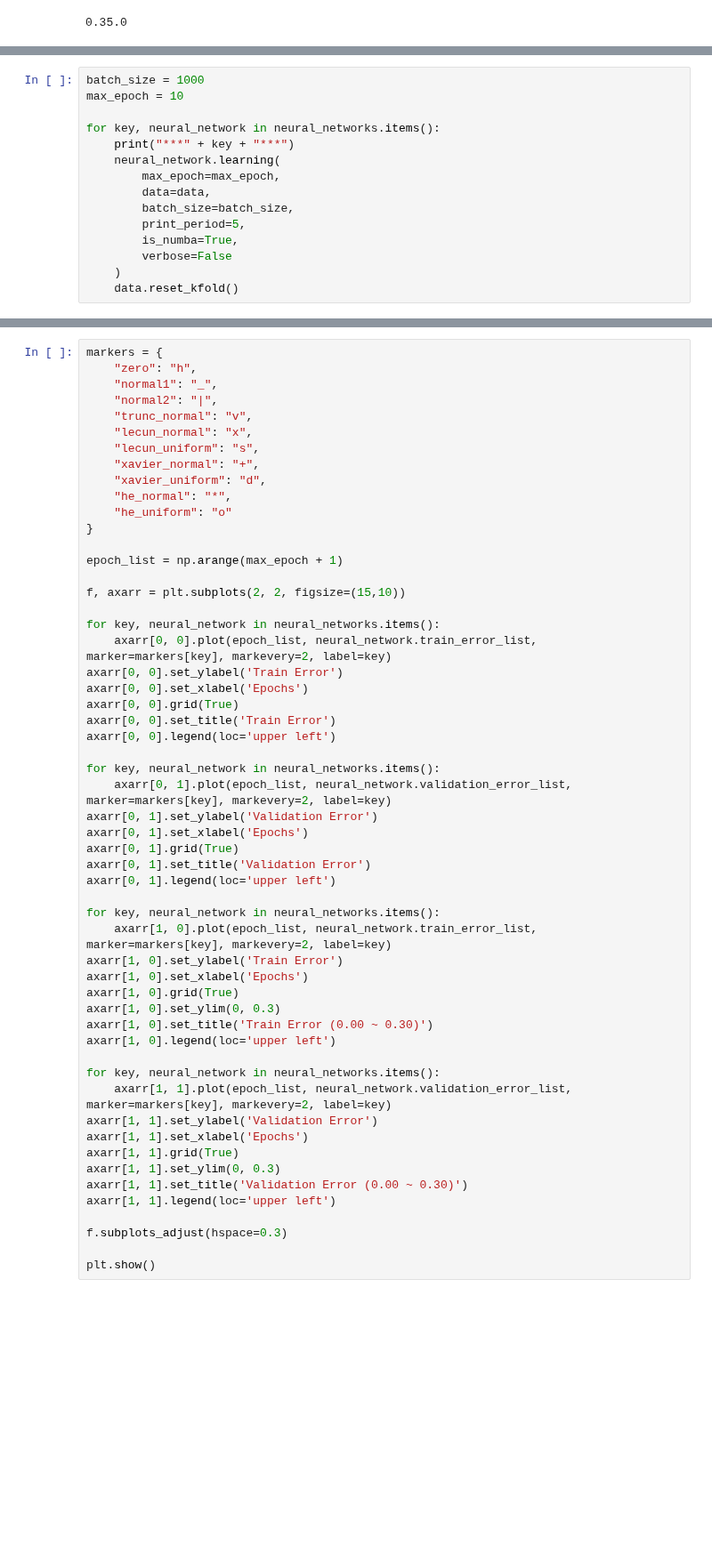
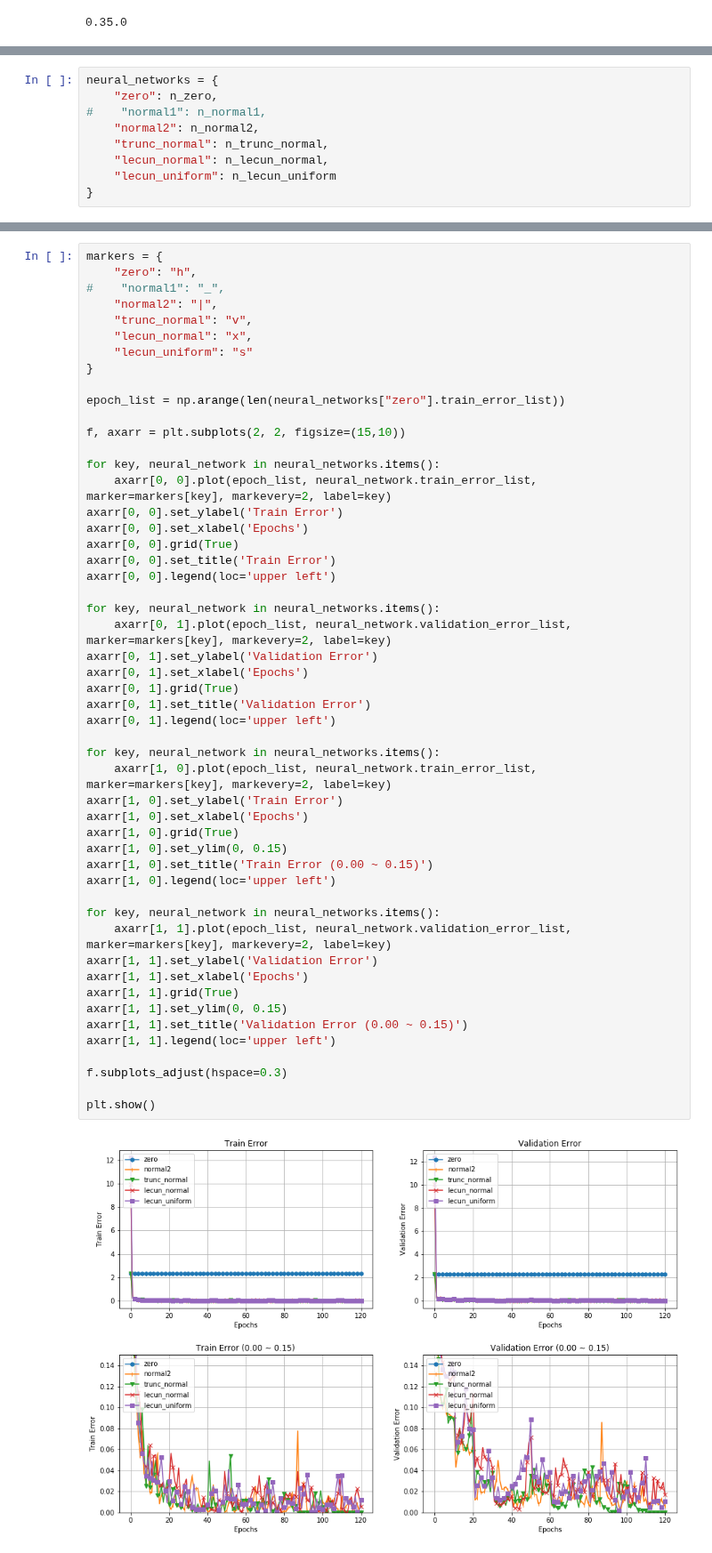
Before and after one commit to linklab/aiclass, a Jupyter notebook: 0.Professor/tensorflux/main/jupyter_notebook/multi_layer_initializers_test.ipynb, the cells around one changed output, grey strips where cells are left out. Shown at 89% size. Saved outputs shown, nothing was run; the diff lists cells and outputs as text; blank space fills up the shorter version.

```diff
--- a/0.Professor/tensorflux/main/jupyter_notebook/multi_layer_initializers_test.ipynb
+++ b/0.Professor/tensorflux/main/jupyter_notebook/multi_layer_initializers_test.ipynb
@@ -176,17 +31,2 @@ Multi Layer Network Model - ID: 17V2HVCE
 data = mnist.MNIST_Data(validation_size=5000, n_splits=12, is_onehot_target=True)
 #data = mnist.Fashion_MNIST_Data(validation_size=5000, n_splits=12, is_onehot_target=True)
-# %%
-batch_size = 1000
-max_epoch = 10
-
-for key, neural_network in neural_networks.items():
-    print("***" + key + "***")
-    neural_network.learning(
-        max_epoch=max_epoch,
-        data=data,
-        batch_size=batch_size,
-        print_period=5,
-        is_numba=True,
-        verbose=False
-    )
-    data.reset_kfold()
@@ -211,3 +254,12 @@ Fold:  0
+# %%
+neural_networks = {
+    "zero": n_zero,
+#    "normal1": n_normal1,
+    "normal2": n_normal2,
+    "trunc_normal": n_trunc_normal,
+    "lecun_normal": n_lecun_normal,
+    "lecun_uniform": n_lecun_uniform
+}
 # %%
 for key, neural_network in neural_networks.items():
     print("{:10s} - Epoch:{:3d}, Min Train Error:{:7.5f}, Min Validation Error:{:7.5f}, Test Accuracy:{:7.5f}".format(
@@ -228,18 +292,14 @@ for key, neural_network in neural_networks.items():
 # %%
 markers = {
     "zero": "h",
-    "normal1": "_",
+#    "normal1": "_",
     "normal2": "|",
     "trunc_normal": "v",
     "lecun_normal": "x",
-    "lecun_uniform": "s",
-    "xavier_normal": "+",
-    "xavier_uniform": "d",
-    "he_normal": "*",
-    "he_uniform": "o"
+    "lecun_uniform": "s"
 }
 
-epoch_list = np.arange(max_epoch + 1)
+epoch_list = np.arange(len(neural_networks["zero"].train_error_list))
 
 f, axarr = plt.subplots(2, 2, figsize=(15,10))
 
@@ -249,37 +309,39 @@ axarr[0, 0].set_ylabel('Train Error')
 axarr[0, 0].set_xlabel('Epochs')
 axarr[0, 0].grid(True)
 axarr[0, 0].set_title('Train Error')
 axarr[0, 0].legend(loc='upper left')
 
 for key, neural_network in neural_networks.items():
     axarr[0, 1].plot(epoch_list, neural_network.validation_error_list, marker=markers[key], markevery=2, label=key)
 axarr[0, 1].set_ylabel('Validation Error')
 axarr[0, 1].set_xlabel('Epochs')
 axarr[0, 1].grid(True)
 axarr[0, 1].set_title('Validation Error')
 axarr[0, 1].legend(loc='upper left')
 
 for key, neural_network in neural_networks.items():
     axarr[1, 0].plot(epoch_list, neural_network.train_error_list, marker=markers[key], markevery=2, label=key)
 axarr[1, 0].set_ylabel('Train Error')
 axarr[1, 0].set_xlabel('Epochs')
 axarr[1, 0].grid(True)
-axarr[1, 0].set_ylim(0, 0.3)
-axarr[1, 0].set_title('Train Error (0.00 ~ 0.30)')
+axarr[1, 0].set_ylim(0, 0.15)
+axarr[1, 0].set_title('Train Error (0.00 ~ 0.15)')
 axarr[1, 0].legend(loc='upper left')
 
 for key, neural_network in neural_networks.items():
     axarr[1, 1].plot(epoch_list, neural_network.validation_error_list, marker=markers[key], markevery=2, label=key)
 axarr[1, 1].set_ylabel('Validation Error')
 axarr[1, 1].set_xlabel('Epochs')
 axarr[1, 1].grid(True)
-axarr[1, 1].set_ylim(0, 0.3)
-axarr[1, 1].set_title('Validation Error (0.00 ~ 0.30)')
+axarr[1, 1].set_ylim(0, 0.15)
+axarr[1, 1].set_title('Validation Error (0.00 ~ 0.15)')
 axarr[1, 1].legend(loc='upper left')
 
 f.subplots_adjust(hspace=0.3)
 
 plt.show()
+# %% [output]
+[figure, added]
 # %%
 f, axarr = plt.subplots(2, 1, figsize=(15,10))
 
```
Also changed, not shown: parts of 13 cells of this notebook, 2 other files.
